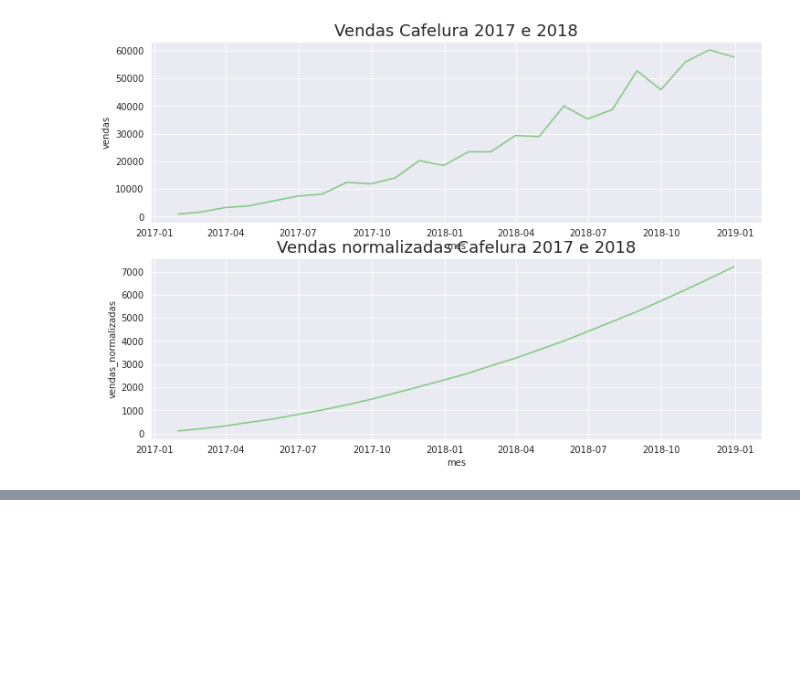
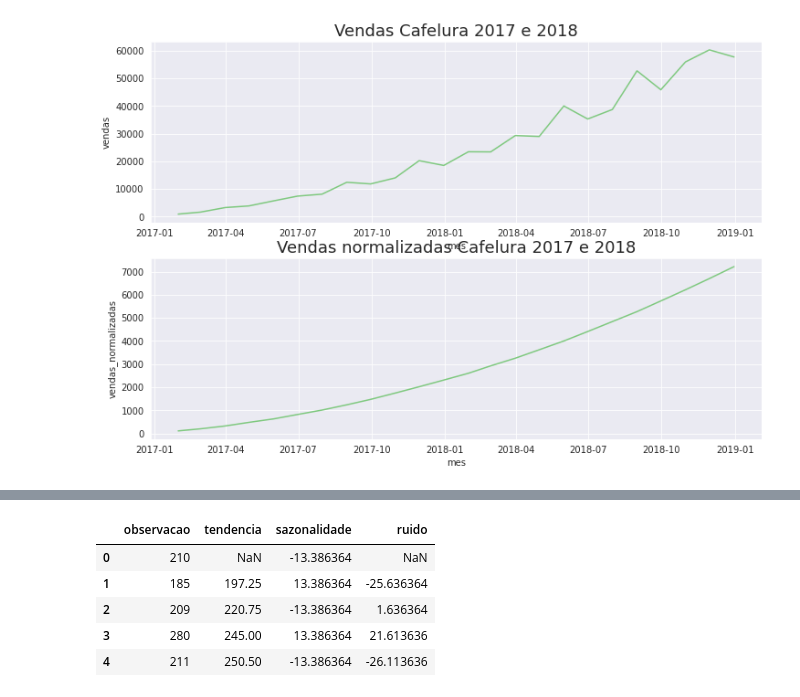
Before and after one commit to erikamarchi/data-science-introducao-a-analise-de-series-temporais, a Jupyter notebook: SeriesTemporais.ipynb, the cells around one changed output, grey strips where cells are left out. Cells and saved outputs as stored; diff of their text form; code cells hidden in the pictures; blank space fills up the shorter version.

```diff
--- a/SeriesTemporais.ipynb
+++ b/SeriesTemporais.ipynb
@@ -423,0 +438,16 @@ ax=ax
+# %%
+data = ({
+       'observacao':observacao,
+       'tendencia':tendencia,
+       'sazonalidade':sazonalidade,
+       'ruido':ruido
+})
+resultado = pd.DataFrame(data)
+resultado.head()
+# %% [output]
+|  | observacao | tendencia | sazonalidade | ruido |
+| 0 | 210 | NaN | -13.386364 | NaN |
+| 1 | 185 | 197.25 | 13.386364 | -25.636364 |
+| 2 | 209 | 220.75 | -13.386364 | 1.636364 |
+| 3 | 280 | 245.00 | 13.386364 | 21.613636 |
+| 4 | 211 | 250.50 | -13.386364 | -26.113636 |
```
Also changed, not shown: parts of 7 cells of this notebook.
